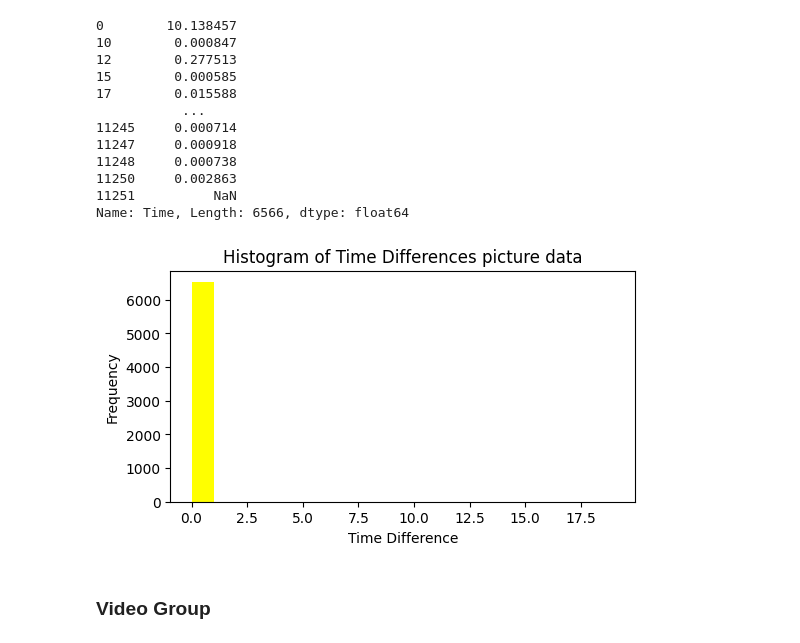
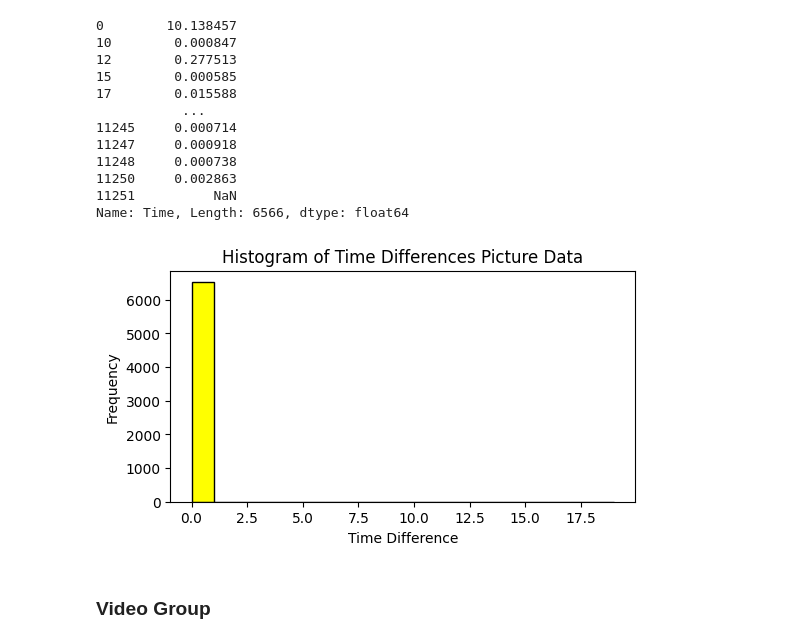
Before and after one commit to NoaAmichai/Computer_networks_final_project, a Jupyter notebook: src/project.ipynb, the cells around one changed output. Saved outputs shown, nothing was run; the diff lists cells and outputs as text; code cells hidden in the pictures.

```diff
--- a/src/project.ipynb
+++ b/src/project.ipynb
@@ -37,18 +53,21 @@ def plot_pdf(df):
 
     plt.show()
 # %%
-def plot_hist(df,_range):
-    bins = range(0, _range)
+def plot_hist(data_frame, max_range, graph_title):
+    """
+    Plot a histogram of the given data within the specified range.
+    """
+    bins = range(0, max_range)
     plt.figure(figsize=(6,3))
-    # Histogram
-    plt.hist(df, bins=bins,color= 'yellow')
 
-    # Labels
+    # Plot histogram
+    plt.hist(data_frame, bins=bins, color='yellow', edgecolor='black')
+
+    # Labels and title
     plt.xlabel('Time Difference')
     plt.ylabel('Frequency')
+    plt.title(graph_title)
 
-    # Title
-    plt.title('Histogram of Time Differences text data')
     # Show plot
     plt.show()
 # %% [markdown]
@@ -144,22 +163,9 @@ picture_time_diff
 11251          NaN
 Name: Time, Length: 6566, dtype: float64
 # %%
-bins = range(0,20)
-plt.figure(figsize=(6,3))
-
-# Histogram
-plt.hist(picture_time_diff, bins=bins,color= 'yellow')
-
-# Labels
-plt.xlabel('Time Difference')
-plt.ylabel('Frequency')
-
-# Title
-plt.title('Histogram of Time Differences picture data',fontsize=12)
-# Show plot
-plt.show()
+plot_hist(picture_time_diff, 20, 'Histogram of Time Differences Picture Data')
 # %% [output]
-[figure, old version]
+[figure, new version]
 # %% [markdown]
 ### Video Group
 # %%
```
Also changed, not shown: parts of 12 cells of this notebook.
